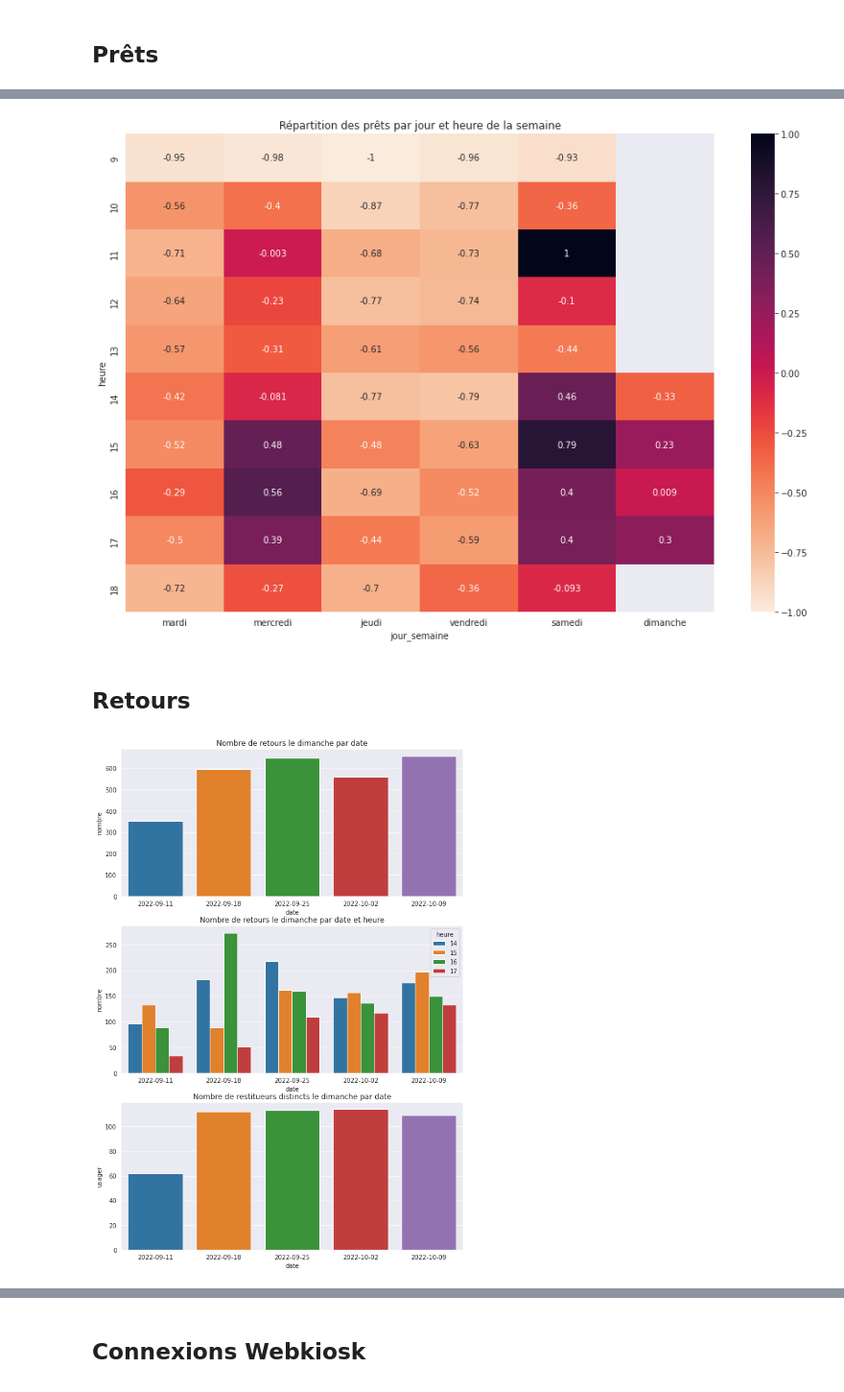
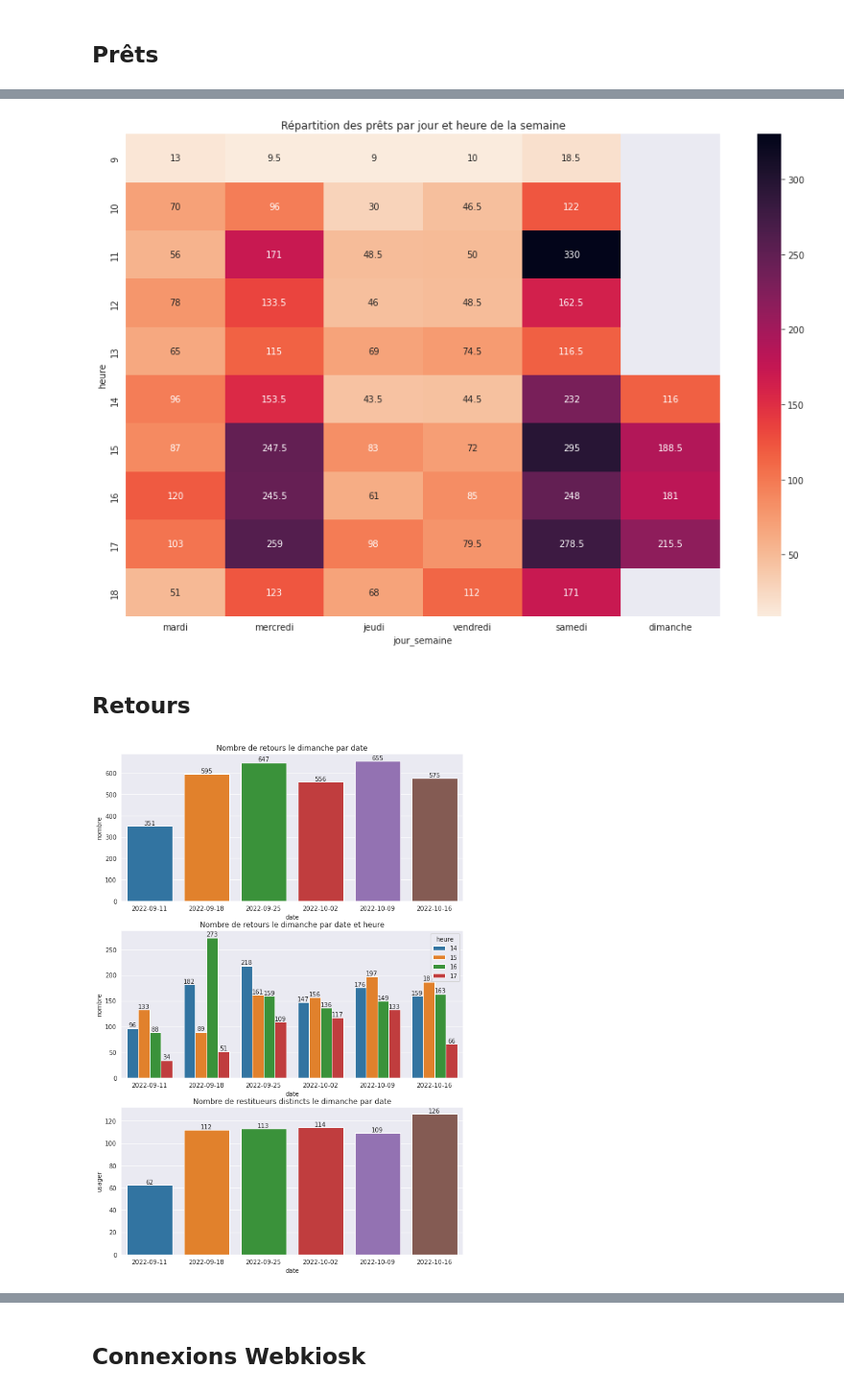
Before and after one commit to ragbx/kibini2, a Jupyter notebook: kibini/notebook_dimanche.ipynb, the cells around one changed output, grey strips where cells are left out. Shown: that part at 96% size. Saved outputs shown, nothing was run; the diff lists cells and outputs as text; code cells hidden in the pictures.

```diff
--- a/kibini/notebook_dimanche.ipynb
+++ b/kibini/notebook_dimanche.ipynb
@@ -25,6 +25,10 @@ class StatDimanche():
             self.dimanches_str = kwargs.get('dimanches_str')
         else:
             raise Exception("Manque l'argument 'dimanches_str'.")
+        if 'inscriptions' in kwargs:
+            self.inscriptions = kwargs.get('inscriptions')
+        else:
+            self.inscriptions = False
 
         self.dimanches = [datetime.date.fromisoformat(d_str) for d_str in self.dimanches_str]
         self.semaines = [str(d.year) + "-" + str(d.isocalendar()[1]) for d in self.dimanches]
@@ -32,14 +36,14 @@ class StatDimanche():
         self.df = pd.read_sql(self.query, con=self.db_conn)
         self.df['date_heure'] = pd.to_datetime(self.df['date_heure'])
         self.df['date'] = self.df['date_heure'].dt.date
-        self.df['heure'] = self.df['date_heure'].dt.hour
         self.df['semaine'] = self.df['date_heure'].dt.year.astype(str) + "-" + self.df['date_heure'].dt.isocalendar().week.astype(str)
         self.df['semaine_simple'] = self.df['date_heure'].dt.isocalendar().week.astype(str)
         self.df['jour_semaine'] = self.df['date_heure'].dt.weekday
-        self.df = self.df[(self.df['heure'] >= 9) & (self.df['heure'] < 19)]
-        self.df = self.df[~((self.df['jour_semaine'] == 6) & (self.df['heure'] < 14))]
-        self.df = self.df[~((self.df['jour_semaine'] == 6) & (self.df['heure'] > 17))]
-
+        if self.inscriptions == False:
+            self.df['heure'] = self.df['date_heure'].dt.hour
+            self.df = self.df[(self.df['heure'] >= 9) & (self.df['heure'] < 19)]
+            self.df = self.df[~((self.df['jour_semaine'] == 6) & (self.df['heure'] < 14))]
+            self.df = self.df[~((self.df['jour_semaine'] == 6) & (self.df['heure'] > 17))]
 
         if 'nombre' not in self.df:
             self.df['nombre'] = 1
@@ -92,7 +96,8 @@ dimanches_str = ['2022-09-11',
                  '2022-09-18',
                  '2022-09-25',
                  '2022-10-02',
-                 '2022-10-09']
+                 '2022-10-09',
+                 '2022-10-16']
 # %% [markdown]
 ## Entrées
 # %%
@@ -114,8 +119,12 @@ f, ax = plt.subplots(2, figsize=(10, 10))
 #f.suptitle('Entrées')
 sns.barplot(data=entrees_dimanche_date, x= 'date', y='nombre', ax=ax[0])
 ax[0].set_title("Nombre d'entrées le dimanche par date")
+for i in ax[0].containers:
+    ax[0].bar_label(i,)
 sns.barplot(data=entrees_dimanche_date_heure, x= 'date', y='nombre', hue='heure', ax=ax[1])
 ax[1].set_title("Nombre d'entrées le dimanche par date et heure")
+for i in ax[1].containers:
+    ax[1].bar_label(i,)
 #sns.barplot(data=entrees_moyenne, x= 'date', y='moyenne', hue='periode',ax=ax[2])
 #ax[2].set_title("Comparaison entrées dimanche / semaine")
 f.show()
@@ -152,10 +161,16 @@ f, ax = plt.subplots(3, figsize=(10, 15))
 #f.suptitle('Prêts')
 sns.barplot(data=prets_dimanche_date, x= 'date', y='nombre', ax=ax[0])
 ax[0].set_title('Nombre de prêts le dimanche par date')
+for i in ax[0].containers:
+    ax[0].bar_label(i,)
 sns.barplot(data=prets_dimanche_date_heure, x= 'date', y='nombre', hue='heure', ax=ax[1])
 ax[1].set_title('Nombre de prêts le dimanche par date et heure')
+for i in ax[1].containers:
+    ax[1].bar_label(i,)
 sns.barplot(data=prets_dimanche_date_usagers, x= 'date', y='usager', ax=ax[2])
 ax[2].set_title("Nombre d'emprunteurs distincts le dimanche par date")
+for i in ax[2].containers:
+    ax[2].bar_label(i,)
 #sns.barplot(data=prets_moyenne, x= 'date', y='moyenne', hue='periode',ax=ax[3])
 #ax[3].set_title("Comparaison prêts dimanche / semaine")
 f.show()
@@ -164,11 +179,11 @@ f.show()
 # %%
-prets.get_df_semaine_mediane(rescale=True)
+prets.get_df_semaine_mediane(rescale=False)
 f, ax = plt.subplots(figsize=(15, 10))
-sns.heatmap(prets.df_semaine_mediane, cmap='rocket_r', annot=True, ax=ax)
+sns.heatmap(prets.df_semaine_mediane, cmap='rocket_r', annot=True, fmt='g', ax=ax)
 ax.set_title("Répartition des prêts par jour et heure de la semaine")
 f.show()
 # %% [output]
-[figure, old version]
+[figure, new version]
 # %% [markdown]
 ## Retours
 # %%
@@ -190,15 +205,21 @@ retours_dimanche_date_usagers = retours.df_dimanche_date_usagers
 # %%
 f, ax = plt.subplots(3, figsize=(10, 15))
 #f.suptitle('retours')
 sns.barplot(data=retours_dimanche_date, x= 'date', y='nombre', ax=ax[0])
 ax[0].set_title('Nombre de retours le dimanche par date')
+for i in ax[0].containers:
+    ax[0].bar_label(i,)
 sns.barplot(data=retours_dimanche_date_heure, x= 'date', y='nombre', hue='heure', ax=ax[1])
 ax[1].set_title('Nombre de retours le dimanche par date et heure')
+for i in ax[1].containers:
+    ax[1].bar_label(i,)
 sns.barplot(data=retours_dimanche_date_usagers, x= 'date', y='usager', ax=ax[2])
 ax[2].set_title("Nombre de restitueurs distincts le dimanche par date")
+for i in ax[2].containers:
+    ax[2].bar_label(i,)
 #sns.barplot(data=retours_moyenne, x= 'date', y='moyenne', hue='periode',ax=ax[3])
 #ax[3].set_title("Comparaison retours dimanche / semaine")
 f.show()
 # %% [output]
-[figure, old version]
+[figure, new version]
 # %%
```
Also changed, not shown: parts of 11 cells of this notebook, 6 other files.
